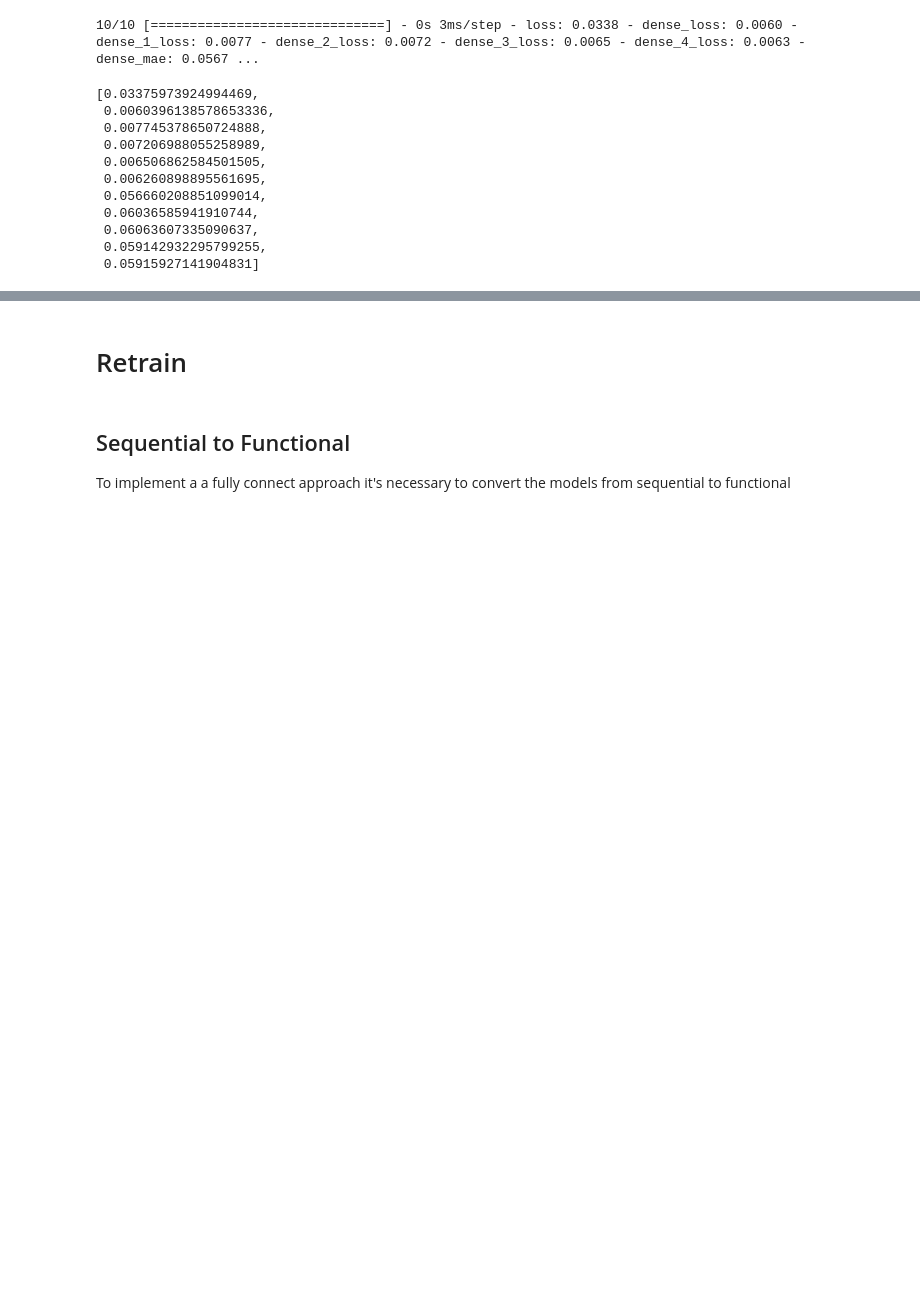
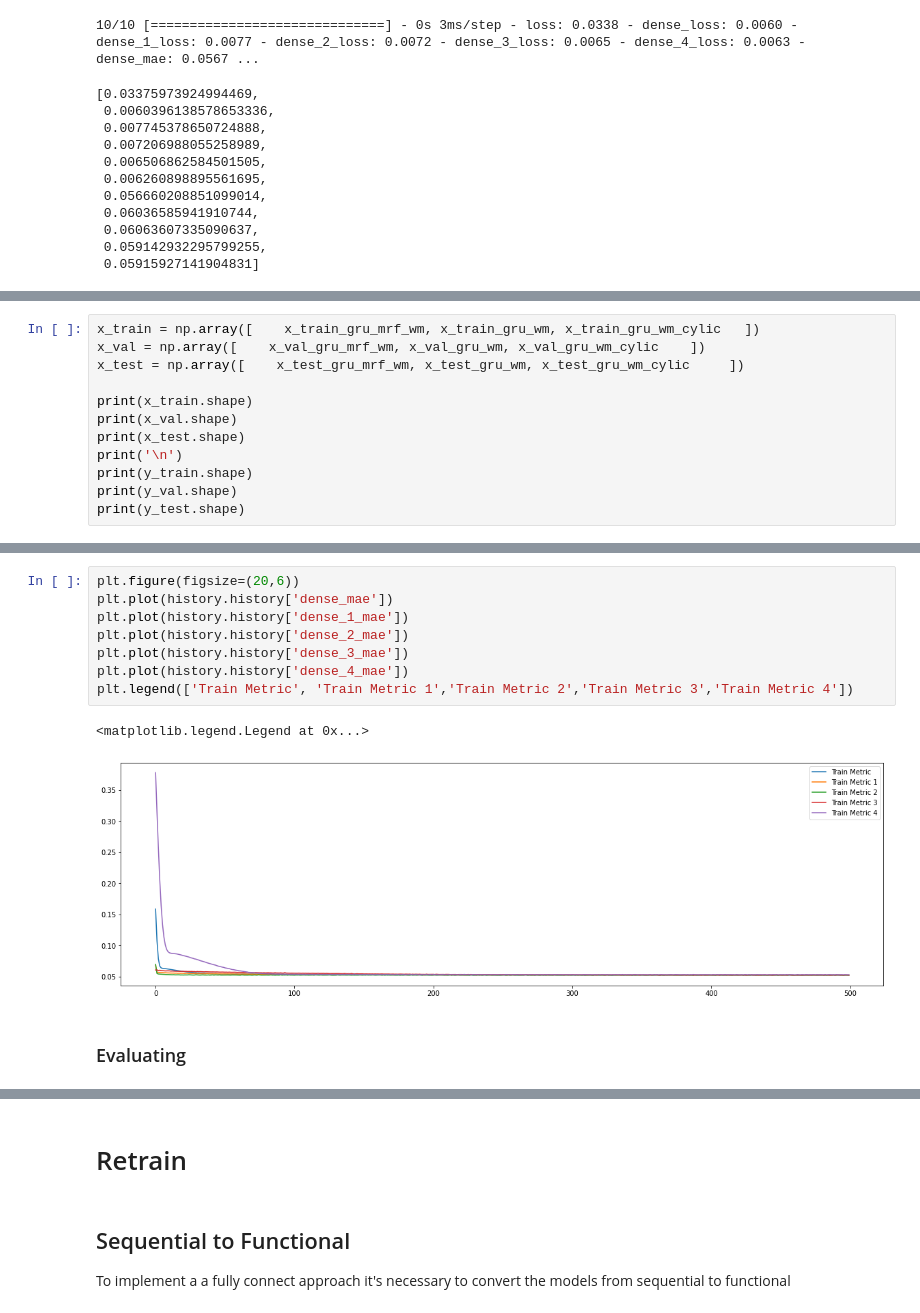
Before and after one commit to rtegao/Pharma-Sales, a Jupyter notebook: EsembleLearning/EsembleRNN.ipynb, the cells around one changed output, grey strips where cells are left out. Drawn from its saved outputs; the diff is of its cells as text; blank space fills up the shorter version.

```diff
--- a/EsembleLearning/EsembleRNN.ipynb
+++ b/EsembleLearning/EsembleRNN.ipynb
@@ -557,0 +936,12 @@ model.evaluate([ input_1_test,input_2_test,input_3_test,input_4_test,input_5_tes
+# %%
+x_train = np.array([    x_train_gru_mrf_wm, x_train_gru_wm, x_train_gru_wm_cylic   ])
+x_val = np.array([    x_val_gru_mrf_wm, x_val_gru_wm, x_val_gru_wm_cylic    ])
+x_test = np.array([    x_test_gru_mrf_wm, x_test_gru_wm, x_test_gru_wm_cylic     ])
+
+print(x_train.shape)
+print(x_val.shape)
+print(x_test.shape)
+print('\n')
+print(y_train.shape)
+print(y_val.shape)
+print(y_test.shape)
@@ -557,0 +1064,13 @@ model.evaluate([ input_1_test,input_2_test,input_3_test,input_4_test,input_5_tes
+# %%
+plt.figure(figsize=(20,6))
+plt.plot(history.history['dense_mae'])
+plt.plot(history.history['dense_1_mae'])
+plt.plot(history.history['dense_2_mae'])
+plt.plot(history.history['dense_3_mae'])
+plt.plot(history.history['dense_4_mae'])
+plt.legend(['Train Metric', 'Train Metric 1','Train Metric 2','Train Metric 3','Train Metric 4'])
+# %% [output]
+<matplotlib.legend.Legend at 0x...>
+[figure, added]
+# %% [markdown]
+### Evaluating
```
Also changed, not shown: parts of 47 cells of this notebook.
